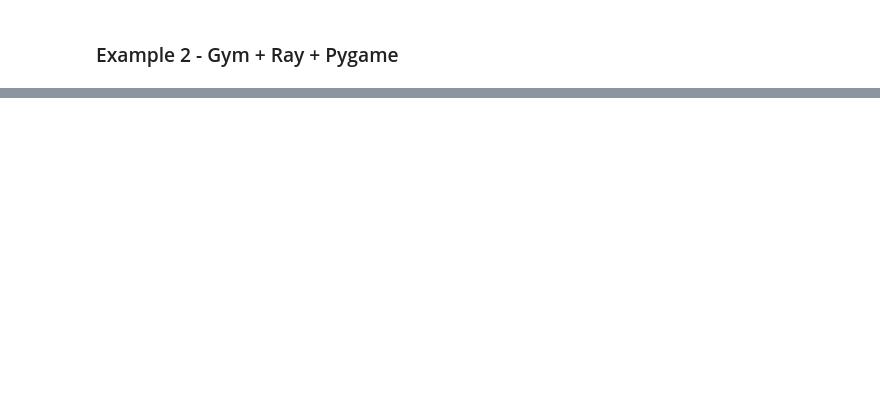
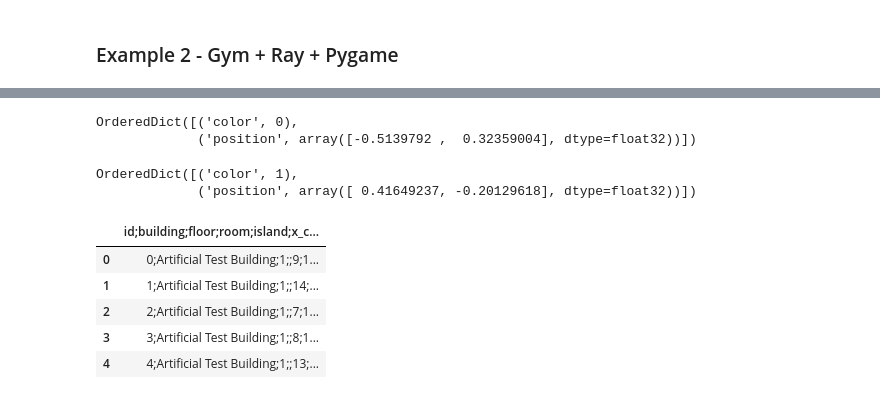
Before and after one commit to ruslanmv/How-to-create-custom-Reinforcement-Learning-environment, a Jupyter notebook: custom_game/gym-basic/2-RL-Enviroment.ipynb, the cells around one changed output, grey strips where cells are left out. Saved outputs shown, nothing was run; the diff lists cells and outputs as text; code cells hidden in the pictures; blank space fills up the shorter version.

```diff
--- a/custom_game/gym-basic/2-RL-Enviroment.ipynb
+++ b/custom_game/gym-basic/2-RL-Enviroment.ipynb
@@ -176,0 +445,5 @@ In the following example we are interested to include pygame
+# %%
+observation_space.sample()
+# %% [output]
+OrderedDict([('color', 0),
+             ('position', array([-0.5139792 ,  0.32359004], dtype=float32))])
@@ -176,0 +454,5 @@ In the following example we are interested to include pygame
+# %%
+observation_space.sample()
+# %% [output]
+OrderedDict([('color', 1),
+             ('position', array([ 0.41649237, -0.20129618], dtype=float32))])
@@ -176,0 +461,11 @@ In the following example we are interested to include pygame
+# %%
+df1=pd.read_csv('seats_dataset.csv')
+# %%
+df1.head()
+# %% [output]
+|  | id;building;floor;room;island;x_c... |
+| 0 | 0;Artificial Test Building;1;;9;1... |
+| 1 | 1;Artificial Test Building;1;;14;... |
+| 2 | 2;Artificial Test Building;1;;7;1... |
+| 3 | 3;Artificial Test Building;1;;8;1... |
+| 4 | 4;Artificial Test Building;1;;13;... |
```
Also changed, not shown: parts of 90 cells of this notebook, 12 other files.
